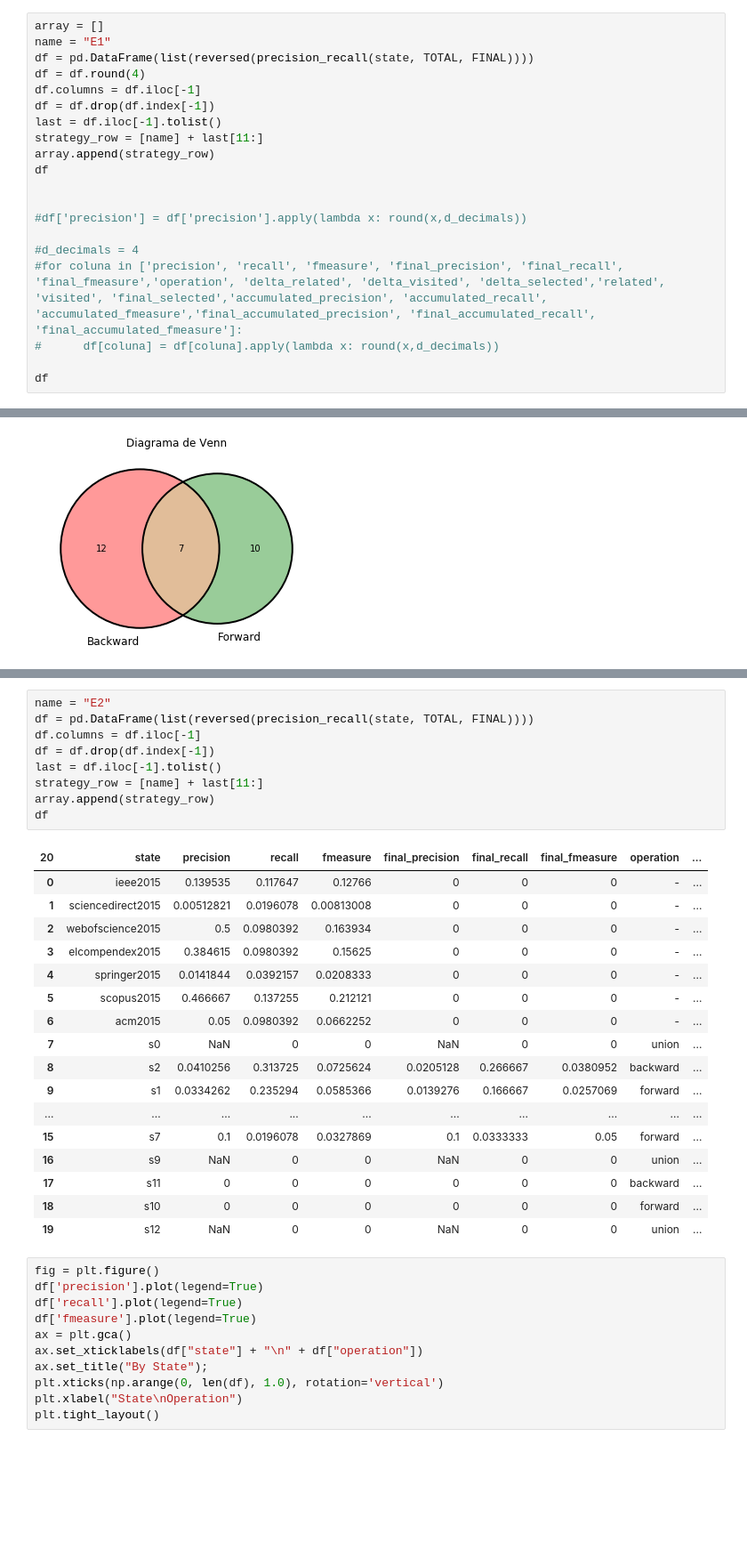
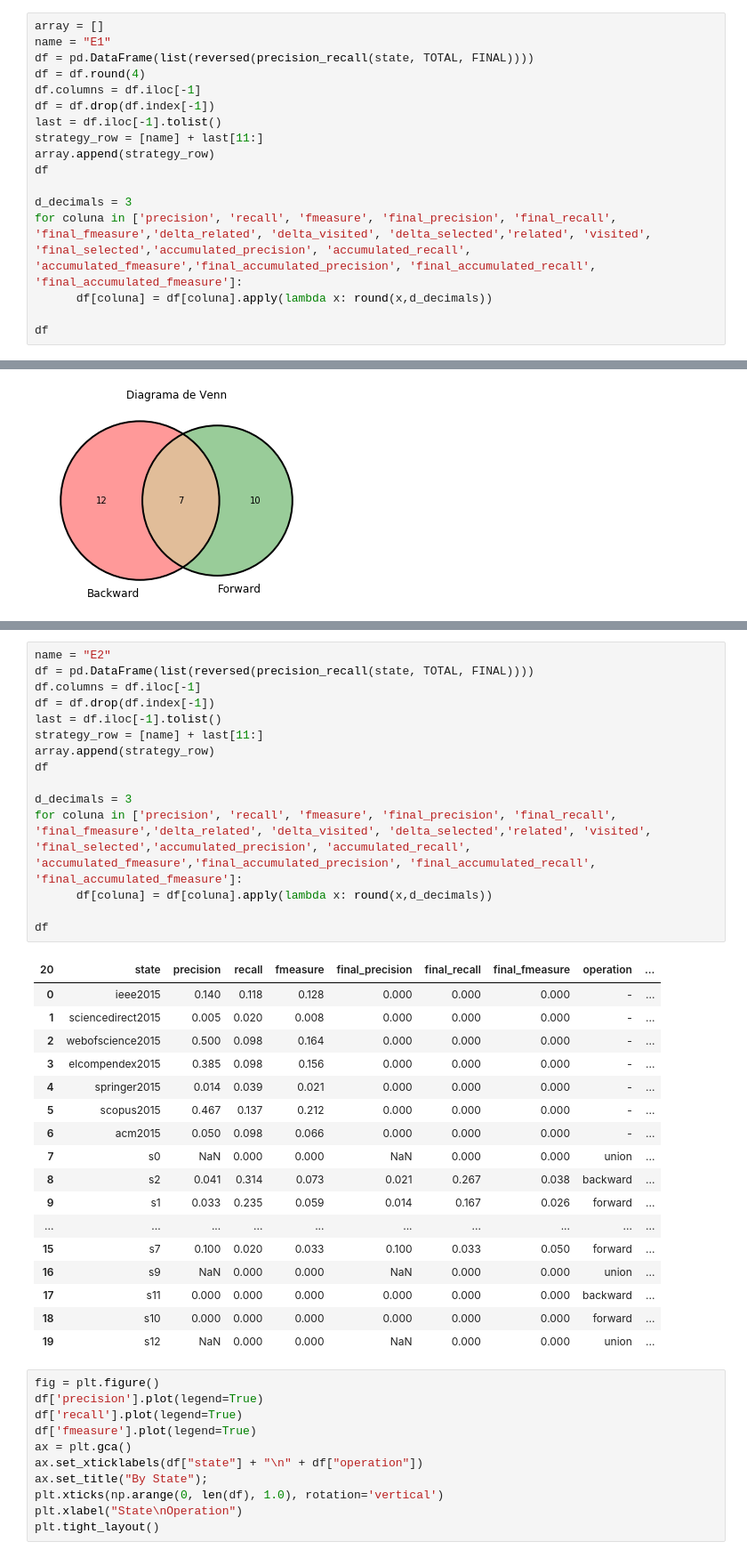
Before and after one commit to gems-uff/hybrid-strategies, a Jupyter notebook: experiment_1/notebooks/EstrategiaGenerica_Resumo21.ipynb, the cells around one changed output, grey strips where cells are left out. Shown at 89% size. Drawn from its saved outputs; the diff is of its cells as text; blank space fills up the shorter version.

```diff
--- a/experiment_1/notebooks/EstrategiaGenerica_Resumo21.ipynb
+++ b/experiment_1/notebooks/EstrategiaGenerica_Resumo21.ipynb
@@ -289,12 +289,9 @@ strategy_row = [name] + last[11:]
 array.append(strategy_row)
 df
 
-
-#df['precision'] = df['precision'].apply(lambda x: round(x,d_decimals))
-
-#d_decimals = 4
-#for coluna in ['precision', 'recall', 'fmeasure', 'final_precision', 'final_recall', 'final_fmeasure','operation', 'delta_related', 'delta_visited', 'delta_selected','related', 'visited', 'final_selected','accumulated_precision', 'accumulated_recall', 'accumulated_fmeasure','final_accumulated_precision', 'final_accumulated_recall', 'final_accumulated_fmeasure']:
-#      df[coluna] = df[coluna].apply(lambda x: round(x,d_decimals))
+d_decimals = 3
+for coluna in ['precision', 'recall', 'fmeasure', 'final_precision', 'final_recall', 'final_fmeasure','delta_related', 'delta_visited', 'delta_selected','related', 'visited', 'final_selected','accumulated_precision', 'accumulated_recall', 'accumulated_fmeasure','final_accumulated_precision', 'final_accumulated_recall', 'final_accumulated_fmeasure']:
+      df[coluna] = df[coluna].apply(lambda x: round(x,d_decimals))
 
 df
 # %% [output]
@@ -340,30 +337,36 @@ Forward ['armbrust2010b', 'unterkalmsteiner2014a', 'trendowicz2014a', 'karlströ
 # %%
 name = "E2"
 df = pd.DataFrame(list(reversed(precision_recall(state, TOTAL, FINAL))))
 df.columns = df.iloc[-1]
 df = df.drop(df.index[-1])
 last = df.iloc[-1].tolist()
 strategy_row = [name] + last[11:]
 array.append(strategy_row)
 df
+
+d_decimals = 3
+for coluna in ['precision', 'recall', 'fmeasure', 'final_precision', 'final_recall', 'final_fmeasure','delta_related', 'delta_visited', 'delta_selected','related', 'visited', 'final_selected','accumulated_precision', 'accumulated_recall', 'accumulated_fmeasure','final_accumulated_precision', 'final_accumulated_recall', 'final_accumulated_fmeasure']:
+      df[coluna] = df[coluna].apply(lambda x: round(x,d_decimals))
+
+df
 # %% [output]
 | 20 | state | precision | recall | fmeasure | final_precision | final_recall | final_fmeasure | operation | ... |
-| 0 | ieee2015 | 0.139535 | 0.117647 | 0.12766 | 0 | 0 | 0 | - | ... |
-| 1 | sciencedirect2015 | 0.00512821 | 0.0196078 | 0.00813008 | 0 | 0 | 0 | - | ... |
-| 2 | webofscience2015 | 0.5 | 0.0980392 | 0.163934 | 0 | 0 | 0 | - | ... |
-| 3 | elcompendex2015 | 0.384615 | 0.0980392 | 0.15625 | 0 | 0 | 0 | - | ... |
-| 4 | springer2015 | 0.0141844 | 0.0392157 | 0.0208333 | 0 | 0 | 0 | - | ... |
-| 5 | scopus2015 | 0.466667 | 0.137255 | 0.212121 | 0 | 0 | 0 | - | ... |
-| 6 | acm2015 | 0.05 | 0.0980392 | 0.0662252 | 0 | 0 | 0 | - | ... |
-| 7 | s0 | NaN | 0 | 0 | NaN | 0 | 0 | union | ... |
-| 8 | s2 | 0.0410256 | 0.313725 | 0.0725624 | 0.0205128 | 0.266667 | 0.0380952 | backward | ... |
-| 9 | s1 | 0.0334262 | 0.235294 | 0.0585366 | 0.0139276 | 0.166667 | 0.0257069 | forward | ... |
+| 0 | ieee2015 | 0.140 | 0.118 | 0.128 | 0.000 | 0.000 | 0.000 | - | ... |
+| 1 | sciencedirect2015 | 0.005 | 0.020 | 0.008 | 0.000 | 0.000 | 0.000 | - | ... |
+| 2 | webofscience2015 | 0.500 | 0.098 | 0.164 | 0.000 | 0.000 | 0.000 | - | ... |
+| 3 | elcompendex2015 | 0.385 | 0.098 | 0.156 | 0.000 | 0.000 | 0.000 | - | ... |
+| 4 | springer2015 | 0.014 | 0.039 | 0.021 | 0.000 | 0.000 | 0.000 | - | ... |
+| 5 | scopus2015 | 0.467 | 0.137 | 0.212 | 0.000 | 0.000 | 0.000 | - | ... |
+| 6 | acm2015 | 0.050 | 0.098 | 0.066 | 0.000 | 0.000 | 0.000 | - | ... |
+| 7 | s0 | NaN | 0.000 | 0.000 | NaN | 0.000 | 0.000 | union | ... |
+| 8 | s2 | 0.041 | 0.314 | 0.073 | 0.021 | 0.267 | 0.038 | backward | ... |
+| 9 | s1 | 0.033 | 0.235 | 0.059 | 0.014 | 0.167 | 0.026 | forward | ... |
 | ... | ... | ... | ... | ... | ... | ... | ... | ... | ... |
-| 15 | s7 | 0.1 | 0.0196078 | 0.0327869 | 0.1 | 0.0333333 | 0.05 | forward | ... |
-| 16 | s9 | NaN | 0 | 0 | NaN | 0 | 0 | union | ... |
-| 17 | s11 | 0 | 0 | 0 | 0 | 0 | 0 | backward | ... |
-| 18 | s10 | 0 | 0 | 0 | 0 | 0 | 0 | forward | ... |
-| 19 | s12 | NaN | 0 | 0 | NaN | 0 | 0 | union | ... |
+| 15 | s7 | 0.100 | 0.020 | 0.033 | 0.100 | 0.033 | 0.050 | forward | ... |
+| 16 | s9 | NaN | 0.000 | 0.000 | NaN | 0.000 | 0.000 | union | ... |
+| 17 | s11 | 0.000 | 0.000 | 0.000 | 0.000 | 0.000 | 0.000 | backward | ... |
+| 18 | s10 | 0.000 | 0.000 | 0.000 | 0.000 | 0.000 | 0.000 | forward | ... |
+| 19 | s12 | NaN | 0.000 | 0.000 | NaN | 0.000 | 0.000 | union | ... |
 # %%
 fig = plt.figure()
 df['precision'].plot(legend=True)
```
Also changed, not shown: parts of 14 cells of this notebook, 6 other files.
